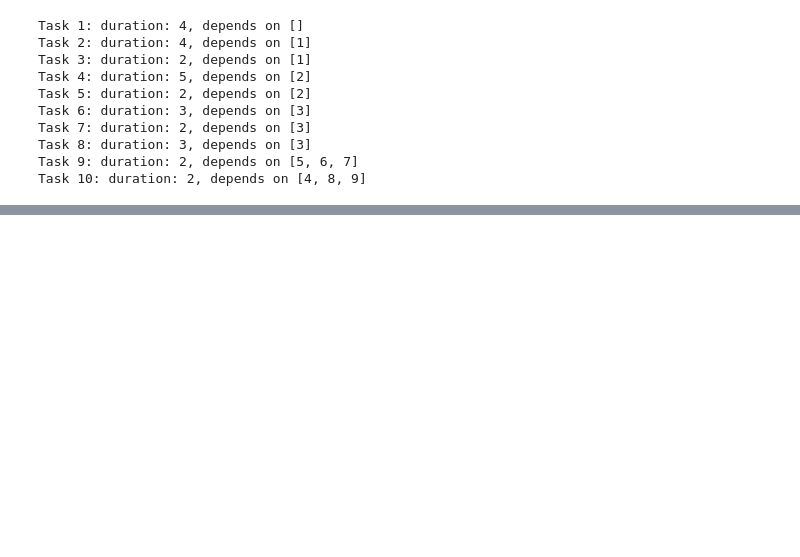
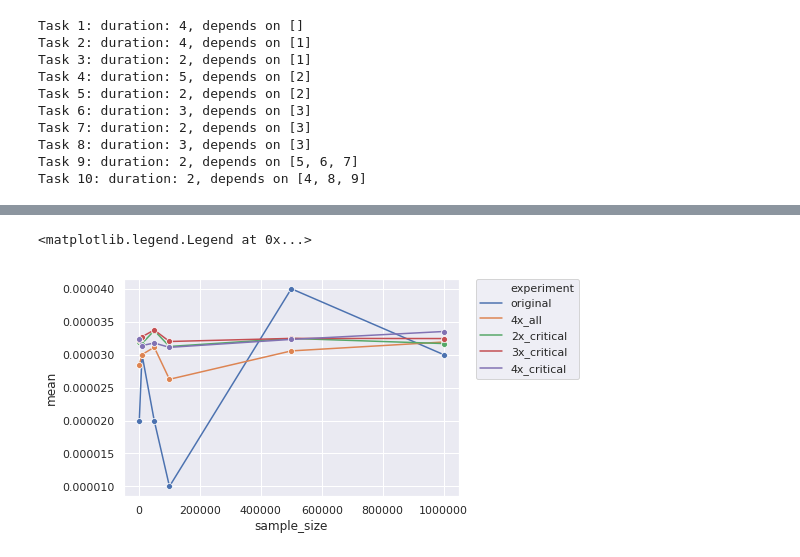
Before and after one commit to bjlkeng/sandbox, a Jupyter notebook: notebooks/vae-importance_sampling/DAG_example.ipynb, the cells around one changed output, grey strips where cells are left out. Saved outputs shown, nothing was run; the diff lists cells and outputs as text; code cells hidden in the pictures; blank space fills up the shorter version.

```diff
--- a/notebooks/vae-importance_sampling/DAG_example.ipynb
+++ b/notebooks/vae-importance_sampling/DAG_example.ipynb
@@ -91,0 +121,16 @@ sns.lineplot(x='N', y='ratio', data=trials, markers=True, marker='o')
+# %%
+distributions = [
+    ('original', [4, 4, 2, 5, 2, 3, 2, 3, 2, 2]), # original
+    ('4x_all', [4 * x for x in [4, 4, 2, 5, 2, 3, 2, 3, 2, 2]]), # quadrupling
+    ('2x_critical', [8, 8, 2, 10, 2, 3, 2, 3, 2, 4]), # 2x Multiplicative change in bottleneck tasks 1, 2, 4, 10
+    ('3x_critical', [12, 12, 2, 15, 2, 3, 2, 3, 2, 12]), # 3x Multiplicative change in bottleneck tasks 1, 2, 4, 10
+    ('4x_critical', [16, 16, 2, 20, 2, 3, 2, 3, 2, 16]), # 4x Multiplicative change in bottleneck tasks 1, 2, 4, 10
+]
+
+data = []
+for name, importance_params in distributions:
+    for N in [1000, 10000, 50000, 100000, 500000, 1000000]:
+        mean = simulate_importance(100000, dag, importance_params)
+        data.append((name, N, mean))
+df_importance = pd.DataFrame(data, columns=['experiment', 'sample_size', 'mean'])
+df_importance
@@ -91,0 +155,6 @@ sns.lineplot(x='N', y='ratio', data=trials, markers=True, marker='o')
+# %%
+sns.lineplot(x='sample_size', y='mean', hue='experiment', data=df_importance, markers=True, marker='o')
+plt.legend(bbox_to_anchor=(1.05, 1), loc=2, borderaxespad=0.)
+# %% [output]
+<matplotlib.legend.Legend at 0x...>
+[figure, added]
```
Also changed, not shown: parts of 6 cells of this notebook.
